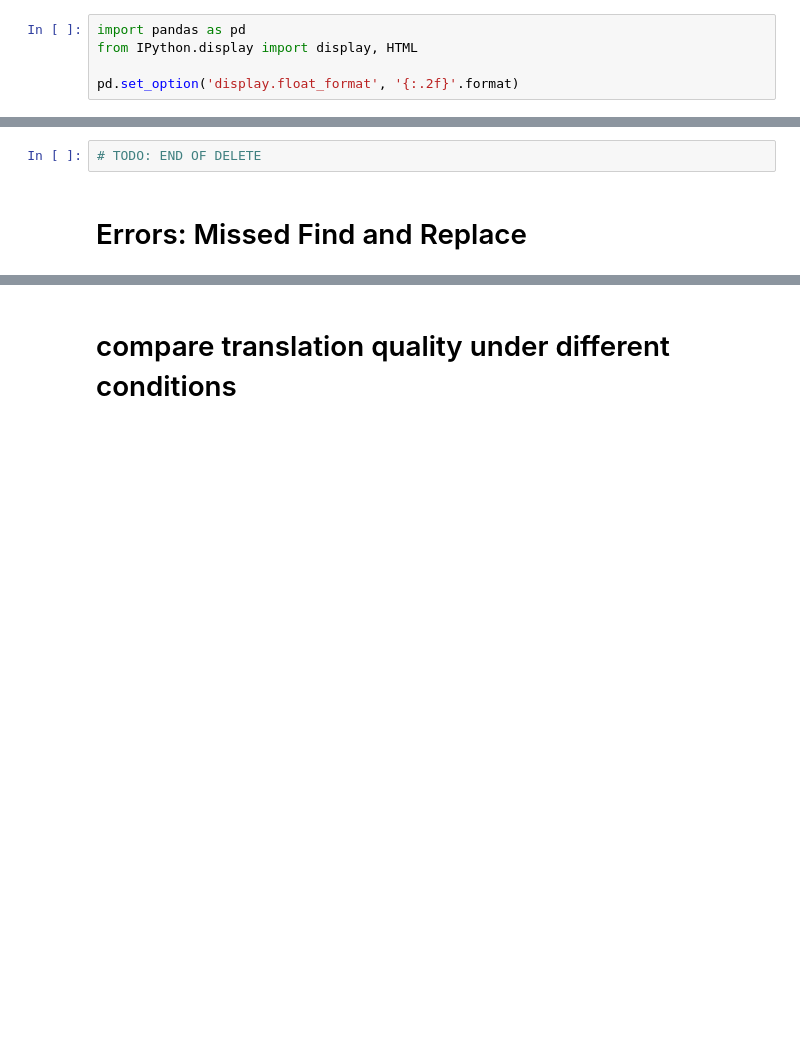
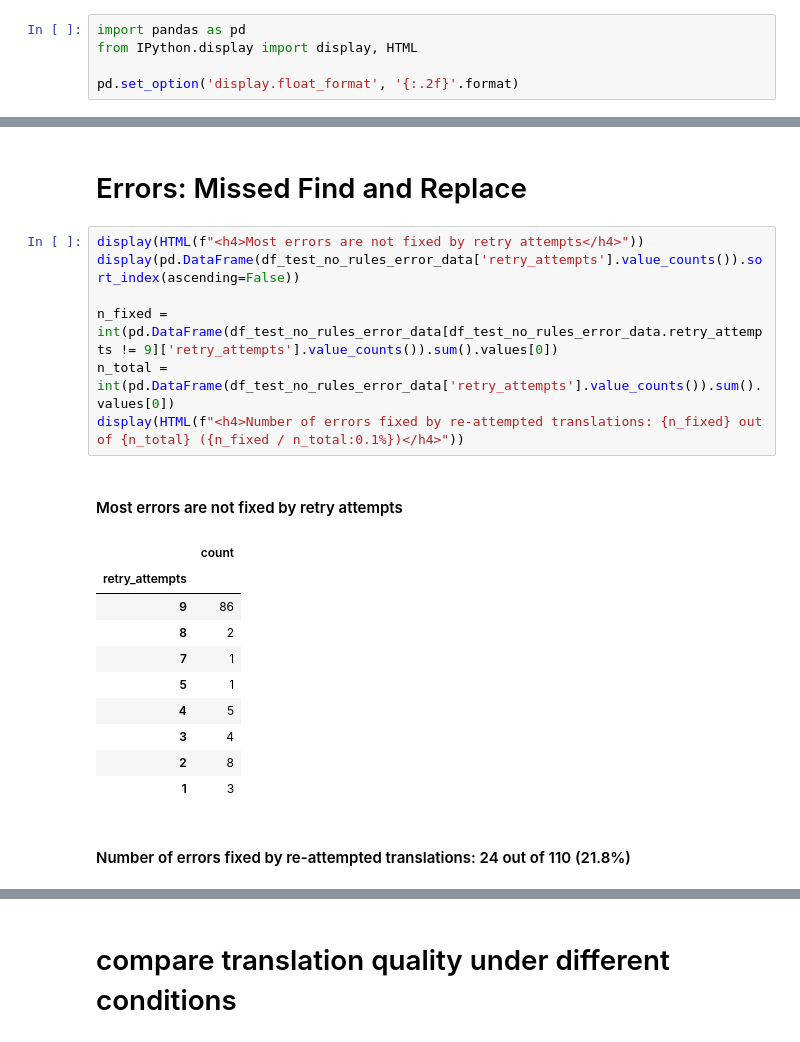
Before and after one commit to KevinCarr42/CSAS-Translations, a Jupyter notebook: evaluate_translations.ipynb, the cells around one changed output, grey strips where cells are left out. Drawn from its saved outputs; the diff is of its cells as text; blank space fills up the shorter version.

```diff
--- a/evaluate_translations.ipynb
+++ b/evaluate_translations.ipynb
@@ -171,5 +108,23 @@ display(pd.DataFrame(pd.concat(
-# %%
-# TODO: END OF DELETE
 # %% [markdown]
 # Errors: Missed Find and Replace
+# %%
+display(HTML(f"<h4>Most errors are not fixed by retry attempts</h4>"))
+display(pd.DataFrame(df_test_no_rules_error_data['retry_attempts'].value_counts()).sort_index(ascending=False))
+
+n_fixed = int(pd.DataFrame(df_test_no_rules_error_data[df_test_no_rules_error_data.retry_attempts != 9]['retry_attempts'].value_counts()).sum().values[0])
+n_total = int(pd.DataFrame(df_test_no_rules_error_data['retry_attempts'].value_counts()).sum().values[0])
+display(HTML(f"<h4>Number of errors fixed by re-attempted translations: {n_fixed} out of {n_total} ({n_fixed / n_total:0.1%})</h4>"))
+# %% [output]
+Most errors are not fixed by retry attempts
+|  | count |
+| retry_attempts |  |
+| 9 | 86 |
+| 8 | 2 |
+| 7 | 1 |
+| 5 | 1 |
+| 4 | 5 |
+| 3 | 4 |
+| 2 | 8 |
+| 1 | 3 |
+Number of errors fixed by re-attempted translations: 24 out of 110 (21.8%)
 # %%
```
Also changed, not shown: parts of 21 cells of this notebook.
